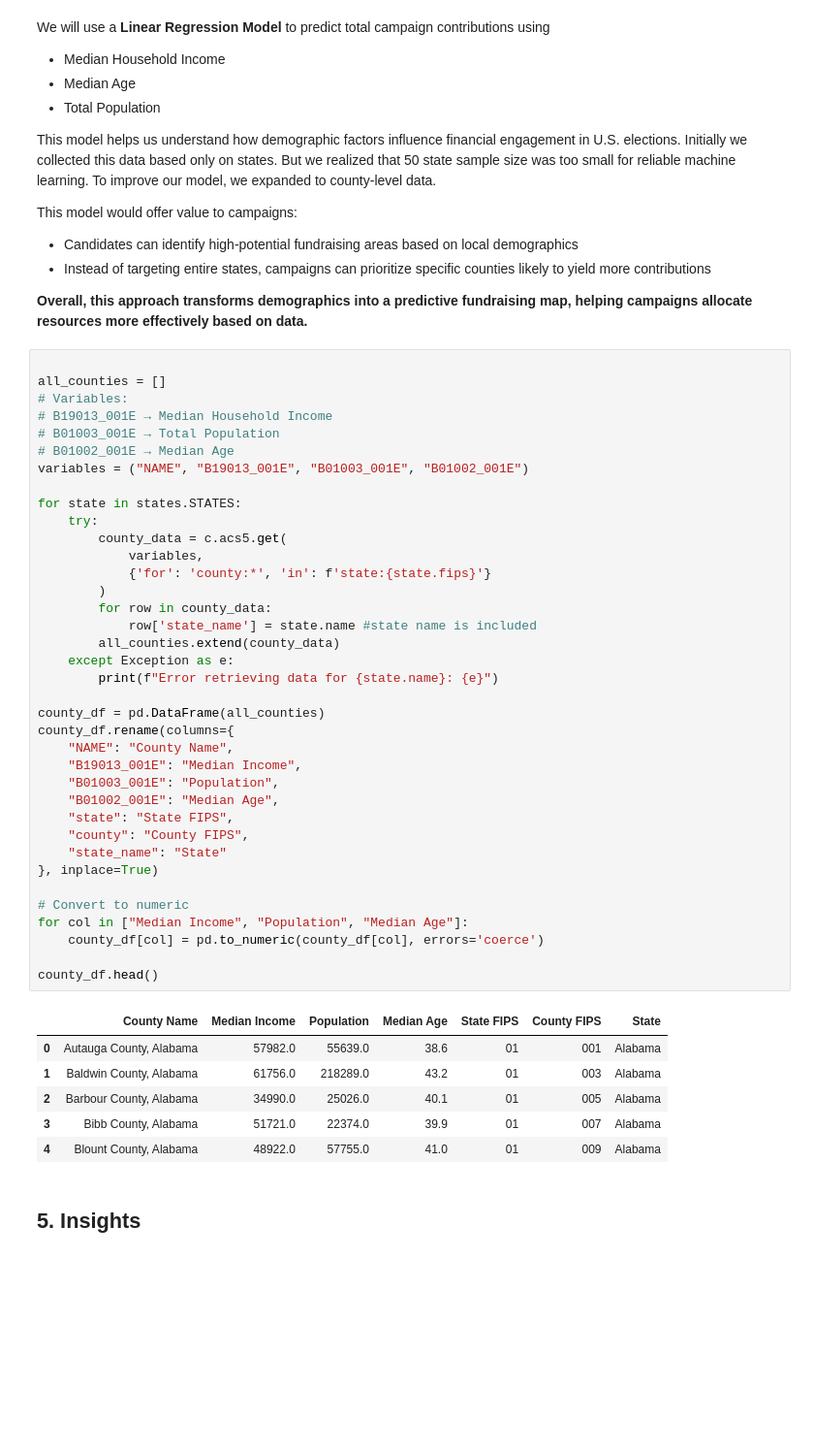
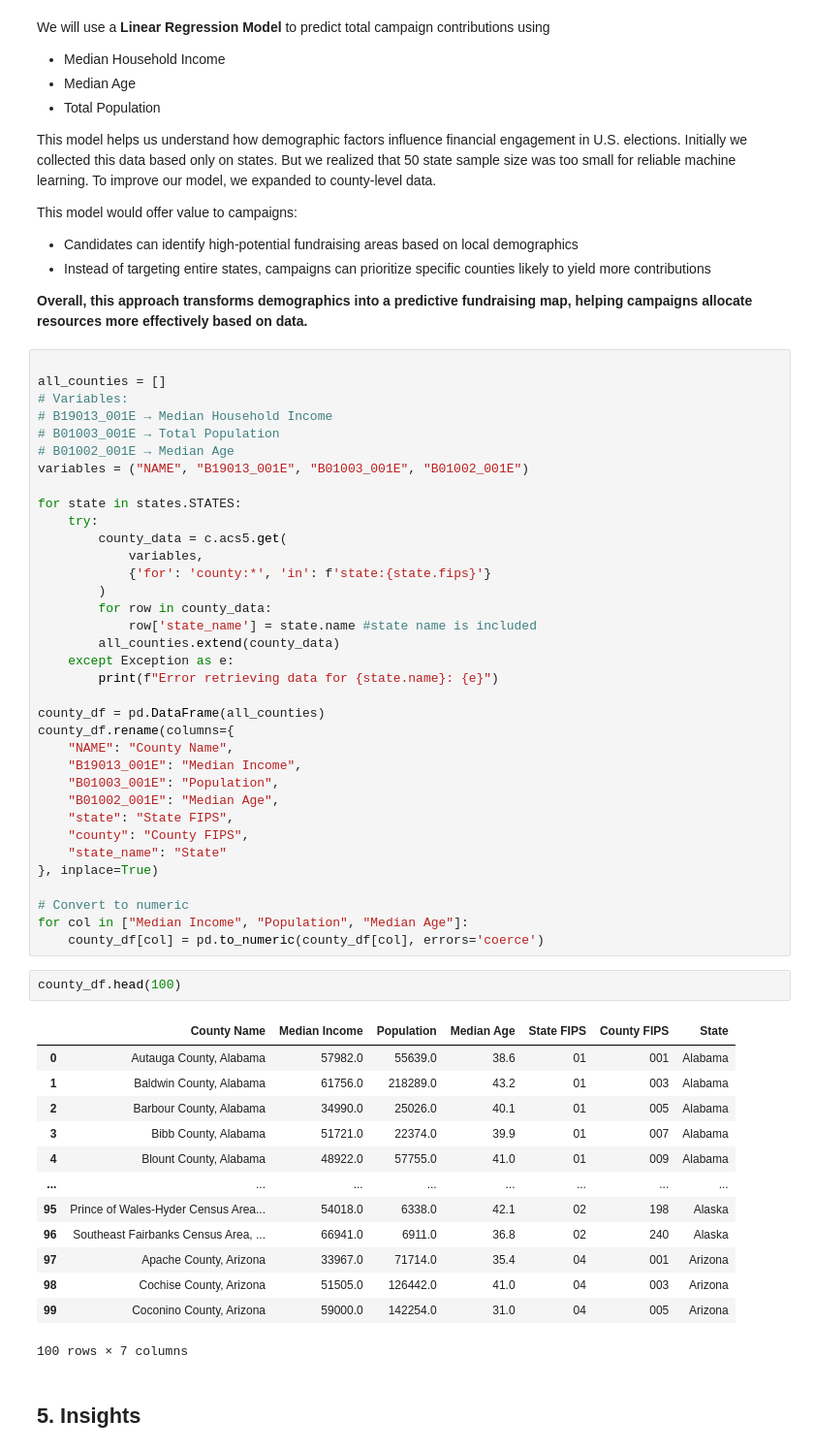
Before and after one commit to 9t8/cmsc320_project, a Jupyter notebook: final.ipynb, the cells around one changed output. Shown at 97% size. Cells and saved outputs as stored; diff of their text form; blank space fills up the shorter version.

Commit message:
county ml

```diff
--- a/final.ipynb
+++ b/final.ipynb
@@ -499,14 +499,21 @@ county_df.rename(columns={
 # Convert to numeric
 for col in ["Median Income", "Population", "Median Age"]:
     county_df[col] = pd.to_numeric(county_df[col], errors='coerce')
-
-county_df.head()
-# %% [output]
-|  | County Name | Median Income | Population | Median Age | State FIPS | County FIPS | State |
-| 0 | Autauga County, Alabama | 57982.0 | 55639.0 | 38.6 | 01 | 001 | Alabama |
-| 1 | Baldwin County, Alabama | 61756.0 | 218289.0 | 43.2 | 01 | 003 | Alabama |
-| 2 | Barbour County, Alabama | 34990.0 | 25026.0 | 40.1 | 01 | 005 | Alabama |
-| 3 | Bibb County, Alabama | 51721.0 | 22374.0 | 39.9 | 01 | 007 | Alabama |
-| 4 | Blount County, Alabama | 48922.0 | 57755.0 | 41.0 | 01 | 009 | Alabama |
+# %%
+county_df.head(100)
+# %% [output]
+|  | County Name | Median Income | Population | Median Age | State FIPS | County FIPS | State |
+| 0 | Autauga County, Alabama | 57982.0 | 55639.0 | 38.6 | 01 | 001 | Alabama |
+| 1 | Baldwin County, Alabama | 61756.0 | 218289.0 | 43.2 | 01 | 003 | Alabama |
+| 2 | Barbour County, Alabama | 34990.0 | 25026.0 | 40.1 | 01 | 005 | Alabama |
+| 3 | Bibb County, Alabama | 51721.0 | 22374.0 | 39.9 | 01 | 007 | Alabama |
+| 4 | Blount County, Alabama | 48922.0 | 57755.0 | 41.0 | 01 | 009 | Alabama |
+| ... | ... | ... | ... | ... | ... | ... | ... |
+| 95 | Prince of Wales-Hyder Census Area... | 54018.0 | 6338.0 | 42.1 | 02 | 198 | Alaska |
+| 96 | Southeast Fairbanks Census Area, ... | 66941.0 | 6911.0 | 36.8 | 02 | 240 | Alaska |
+| 97 | Apache County, Arizona | 33967.0 | 71714.0 | 35.4 | 04 | 001 | Arizona |
+| 98 | Cochise County, Arizona | 51505.0 | 126442.0 | 41.0 | 04 | 003 | Arizona |
+| 99 | Coconino County, Arizona | 59000.0 | 142254.0 | 31.0 | 04 | 005 | Arizona |
+100 rows × 7 columns
 # %% [markdown]
 ## 5. Insights
```
